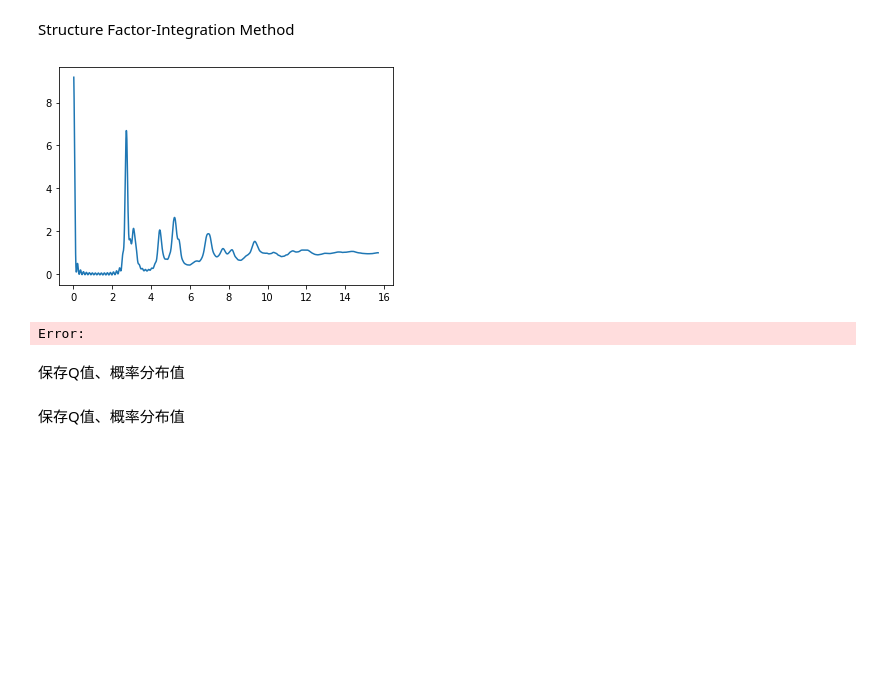
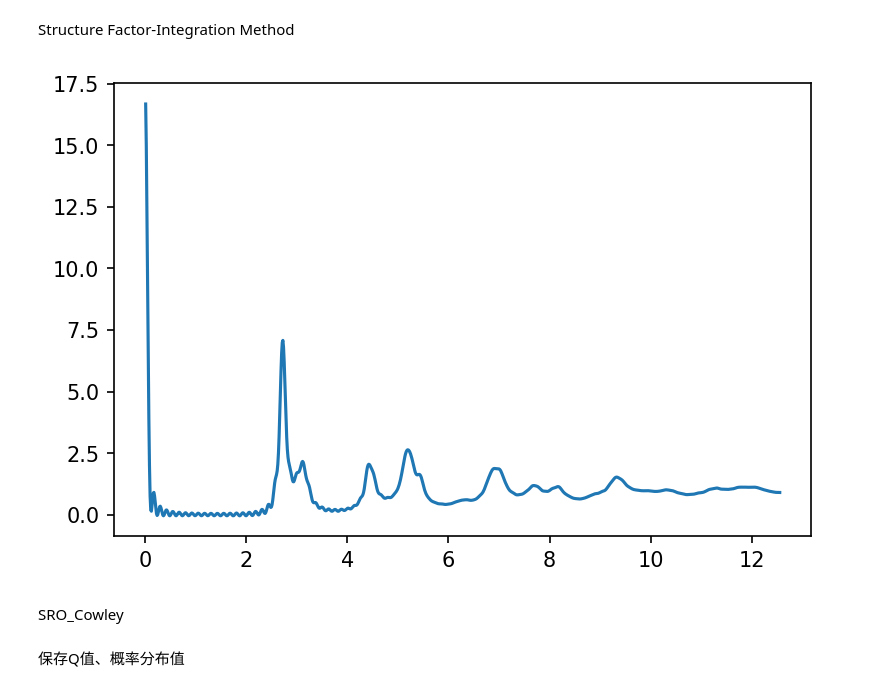
Before and after one commit to bgbaizh/GlassViewer, a Jupyter notebook: glassviewer/glassviewer.ipynb, the cells around one changed output. Saved outputs shown, nothing was run; the diff lists cells and outputs as text; code cells hidden in the pictures; blank space fills up the shorter version.

```diff
--- a/glassviewer/glassviewer.ipynb
+++ b/glassviewer/glassviewer.ipynb
@@ -29,13 +25,13 @@ sys1.get_concentration()
 PDF
 # %%
 histnum=3000#直方图分割数量(密度)
-pdf, r=sys1.calculate_pdf(histnum,cut=40)
+pdf, r=sys1.calculate_pdf(histnum,cut=25)
+plt.figure(dpi=150)
 #plt.plot(r[0:int(len(r)/2)],pdf[0:int(len(pdf)/2)]);
 plt.plot(r,pdf);
 #a=np.ones(histnum)#扩展周期
 #pdf[int((len(pdf)/2)):]=1 #extend PDF and set tail of PDF to 1 in order to get better resolution in SF
 #a[0:len(pdf)]=pdf
-
 #pdf=a
 #dr=r[1]-r[0]
 #r=np.arange(len(pdf))*dr
@@ -60,7 +57,7 @@ plt.plot(q[0:int(len(q)/20/histnum*2000)],sf[0:int(len(sf)/20/histnum*2000)]);
 Structure Factor-Integration Method
 # %%
 sf,q=sys1.calculate_sf(pdf, r,10);
+plt.figure(dpi=150)
 plt.plot(q[0:int(len(q)/20/histnum*2000)],sf[0:int(len(sf)/20/histnum*2000)]);
 # %% [output]
-[figure, old version]
+[figure, new version]
-Error:
@@ -70,2 +64,2 @@ plt.plot(q[0:int(len(q)/20/histnum*2000)],sf[0:int(len(sf)/20/histnum*2000)]);
-# %% [markdown]
-保存Q值、概率分布值
+# %% [markdown]
+SRO_Cowley
```
Also changed, not shown: parts of 6 cells of this notebook, 9 other files.
